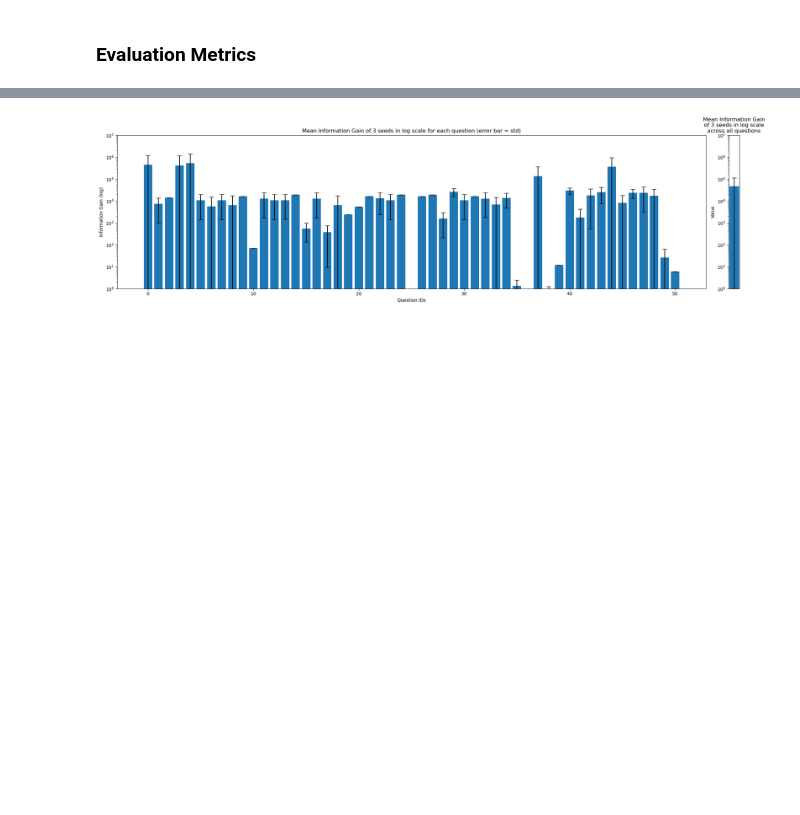
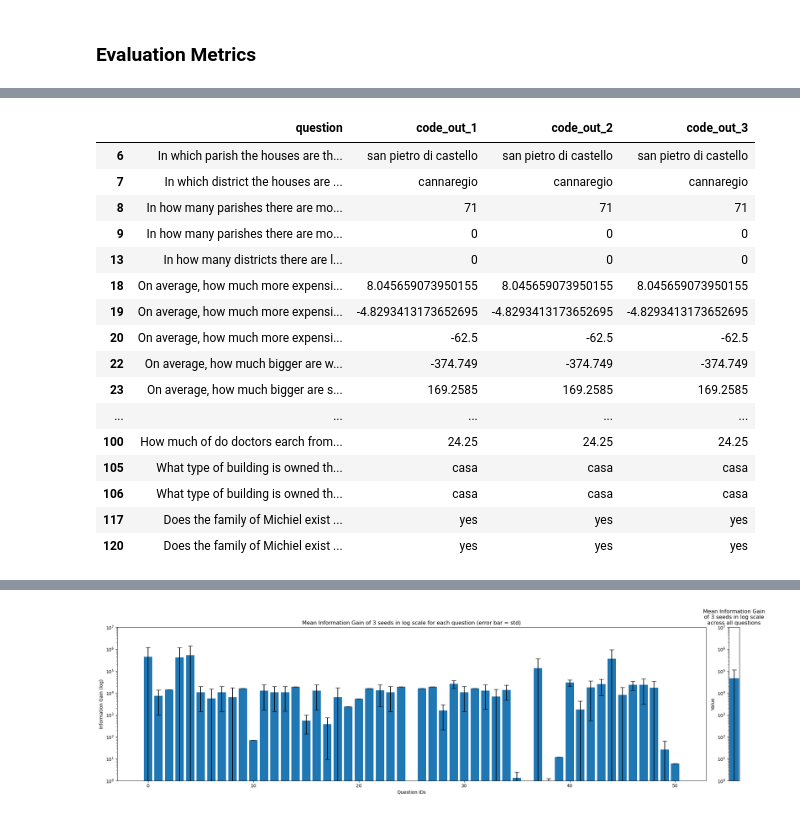
Before and after one commit to dh-epfl-students/dhlab-venice-llm, a Jupyter notebook: agents/lang_graph/results.ipynb, the cells around one changed output, grey strips where cells are left out. Cells and saved outputs as stored; diff of their text form; code cells hidden in the pictures; blank space fills up the shorter version.

```diff
--- a/agents/lang_graph/results.ipynb
+++ b/agents/lang_graph/results.ipynb
@@ -299,6 +299,26 @@ info_gain_2_2    0.264286
 dtype: float64
 # %%
 results[['id', 'question', 'category', 'answer_format', 'requires_landmark_look_up', 'requires_entity_look_up', 'code_out_1', 'code_out_2', 'code_out_3', 'info_out_1', 'info_out_2', 'info_out_3'] + metrics].to_excel('results.xlsx', index=False)
+# %%
+results[(results['info_gain_3_3']==1) & (results['requires_entity_look_up'])][['question', 'code_out_1', 'code_out_2', 'code_out_3']]#.loc[26]['question']
+# %% [output]
+|  | question | code_out_1 | code_out_2 | code_out_3 |
+| 6 | In which parish the houses are th... | san pietro di castello | san pietro di castello | san pietro di castello |
+| 7 | In which district the houses are ... | cannaregio | cannaregio | cannaregio |
+| 8 | In how many parishes there are mo... | 71 | 71 | 71 |
+| 9 | In how many parishes there are mo... | 0 | 0 | 0 |
+| 13 | In how many districts there are l... | 0 | 0 | 0 |
+| 18 | On average, how much more expensi... | 8.045659073950155 | 8.045659073950155 | 8.045659073950155 |
+| 19 | On average, how much more expensi... | -4.8293413173652695 | -4.8293413173652695 | -4.8293413173652695 |
+| 20 | On average, how much more expensi... | -62.5 | -62.5 | -62.5 |
+| 22 | On average, how much bigger are w... | -374.749 | -374.749 | -374.749 |
+| 23 | On average, how much bigger are s... | 169.2585 | 169.2585 | 169.2585 |
+| ... | ... | ... | ... | ... |
+| 100 | How much of do doctors earch from... | 24.25 | 24.25 | 24.25 |
+| 105 | What type of building is owned th... | casa | casa | casa |
+| 106 | What type of building is owned th... | casa | casa | casa |
+| 117 | Does the family of Michiel exist ... | yes | yes | yes |
+| 120 | Does the family of Michiel exist ... | yes | yes | yes |
 # %%
 import matplotlib.pyplot as plt
 
```
Also changed, not shown: parts of 3 cells of this notebook, 4 other files.
